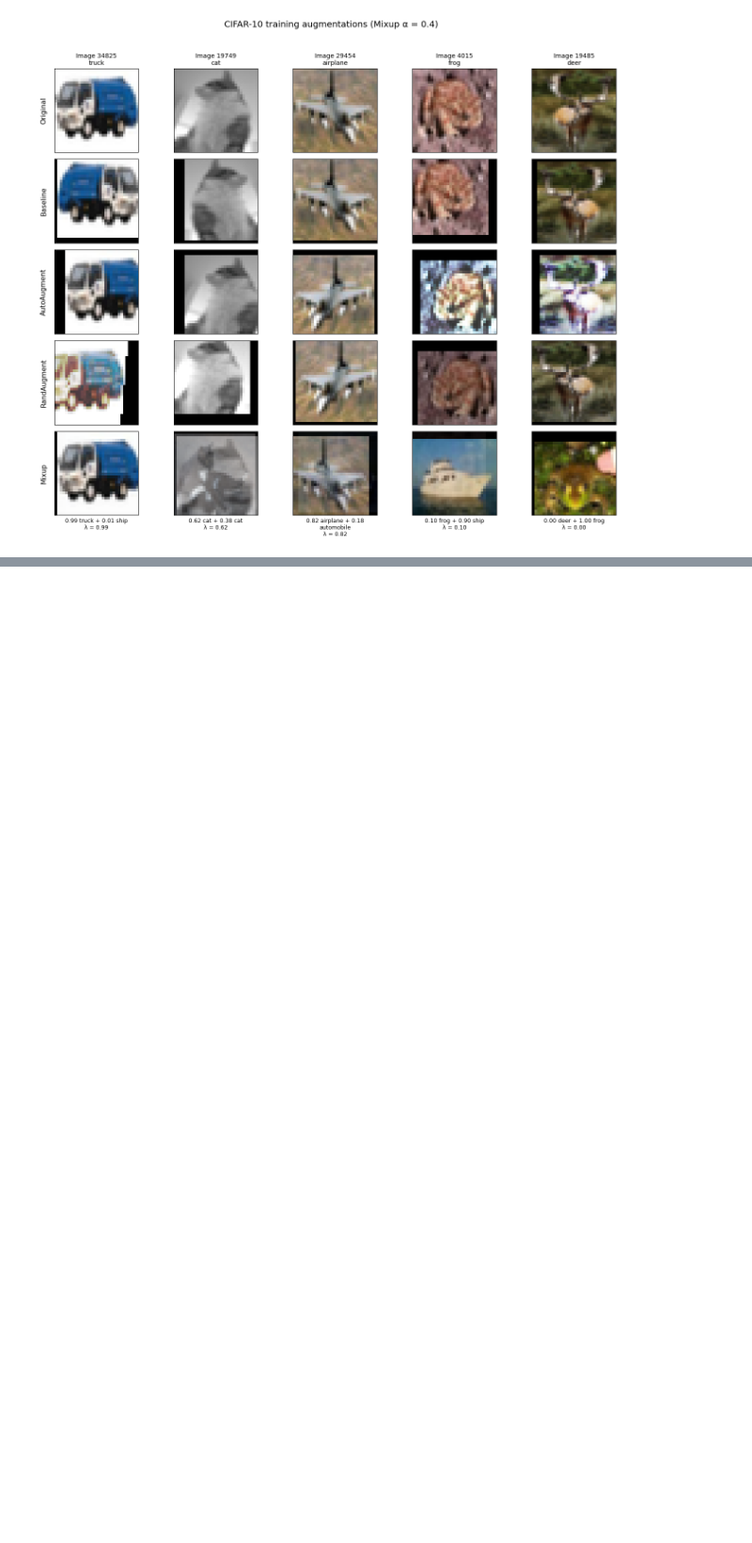
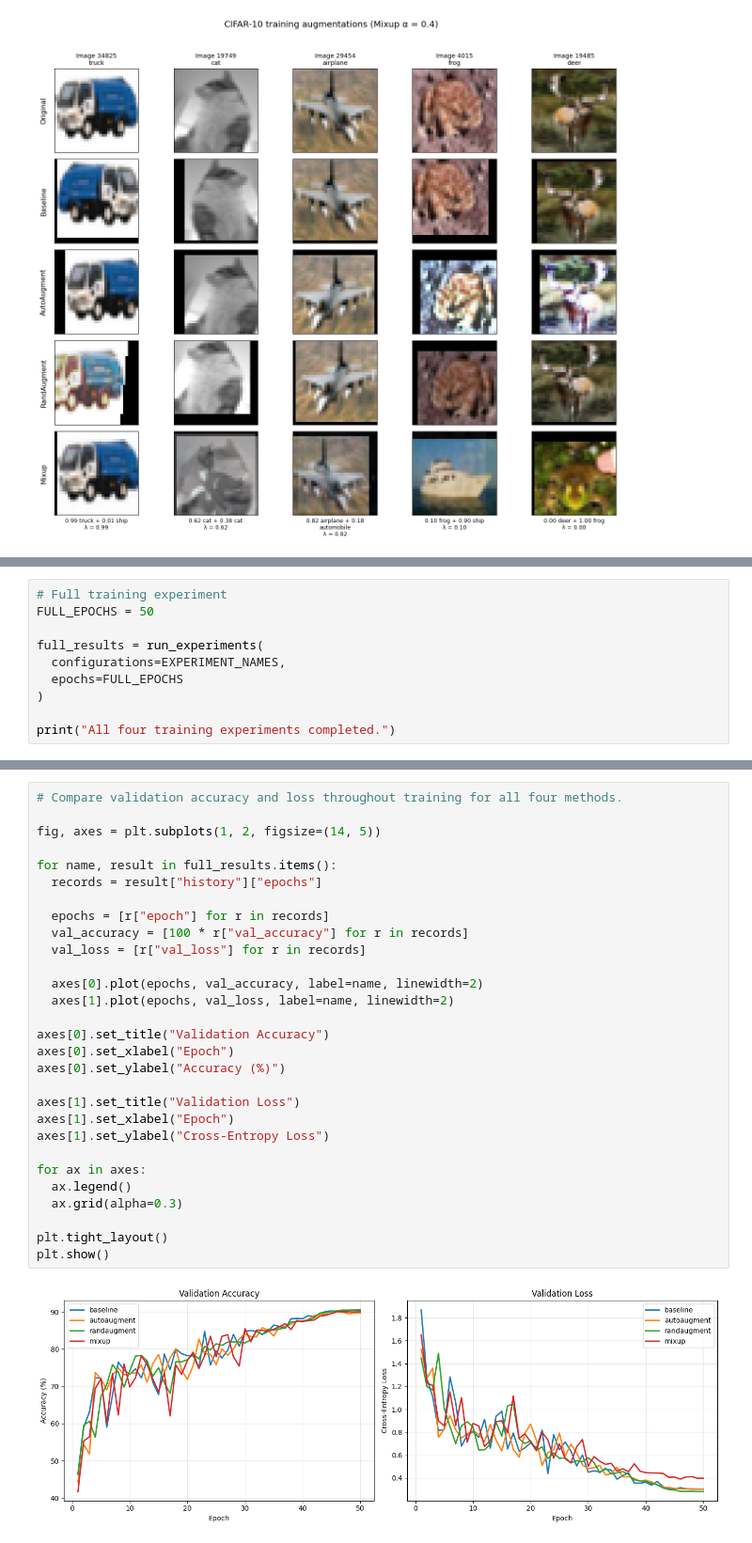
Before and after one commit to CandidoS391/learning-under-transformation, a Jupyter notebook: autoaugment_randaugment_mixup.ipynb, the cells around one changed output, grey strips where cells are left out. Shown at 94% size. Cells and saved outputs as stored; diff of their text form; blank space fills up the shorter version.

```diff
--- a/autoaugment_randaugment_mixup.ipynb
+++ b/autoaugment_randaugment_mixup.ipynb
@@ -466,0 +959,10 @@ Although these examples help illustrate the differences between the augmentation
+# %%
+# Full training experiment
+FULL_EPOCHS = 50
+
+full_results = run_experiments(
+  configurations=EXPERIMENT_NAMES,
+  epochs=FULL_EPOCHS
+)
+
+print("All four training experiments completed.")
@@ -466,0 +1014,31 @@ Although these examples help illustrate the differences between the augmentation
+# %%
+# Compare validation accuracy and loss throughout training for all four methods.
+
+fig, axes = plt.subplots(1, 2, figsize=(14, 5))
+
+for name, result in full_results.items():
+  records = result["history"]["epochs"]
+
+  epochs = [r["epoch"] for r in records]
+  val_accuracy = [100 * r["val_accuracy"] for r in records]
+  val_loss = [r["val_loss"] for r in records]
+
+  axes[0].plot(epochs, val_accuracy, label=name, linewidth=2)
+  axes[1].plot(epochs, val_loss, label=name, linewidth=2)
+
+axes[0].set_title("Validation Accuracy")
+axes[0].set_xlabel("Epoch")
+axes[0].set_ylabel("Accuracy (%)")
+
+axes[1].set_title("Validation Loss")
+axes[1].set_xlabel("Epoch")
+axes[1].set_ylabel("Cross-Entropy Loss")
+
+for ax in axes:
+  ax.legend()
+  ax.grid(alpha=0.3)
+
+plt.tight_layout()
+plt.show()
+# %% [output]
+[figure, added]
```
Also changed, not shown: parts of 24 cells of this notebook.
